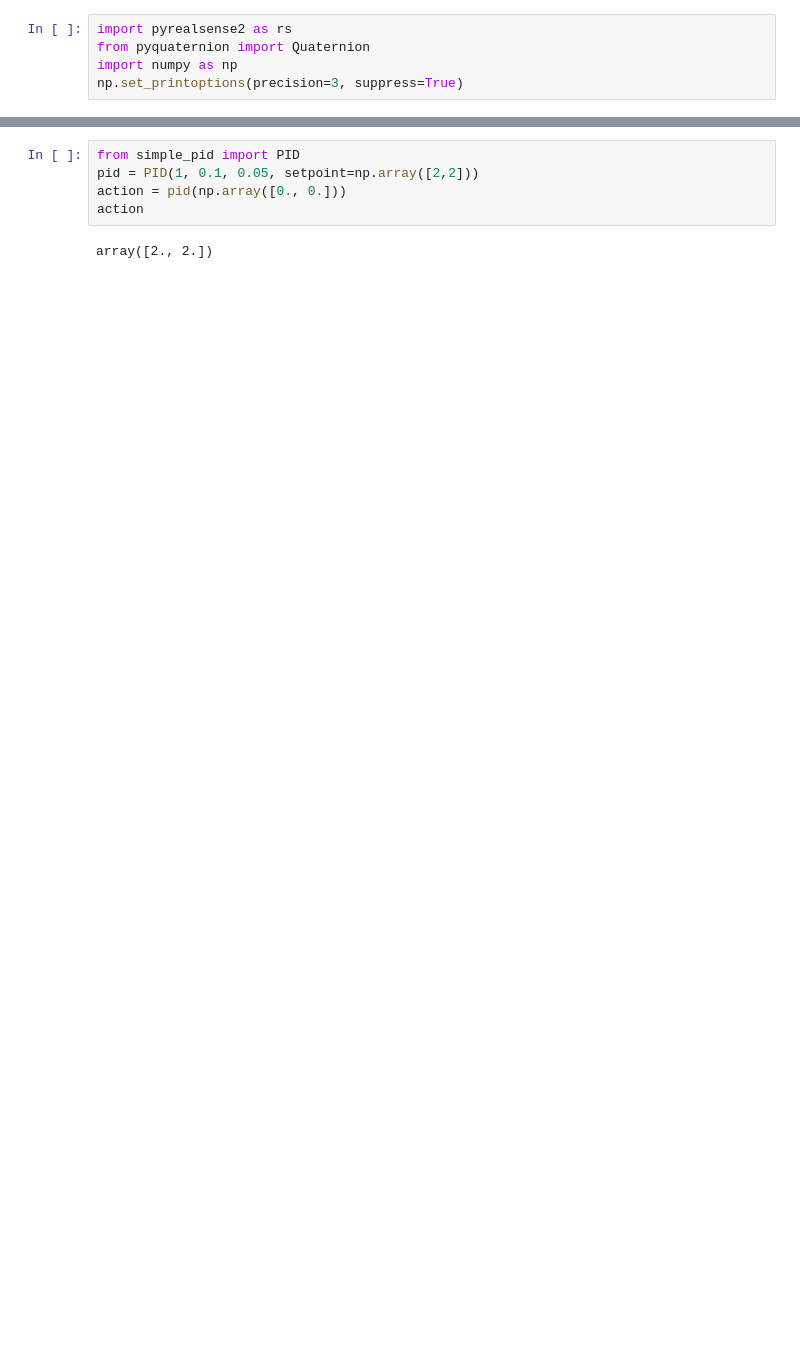
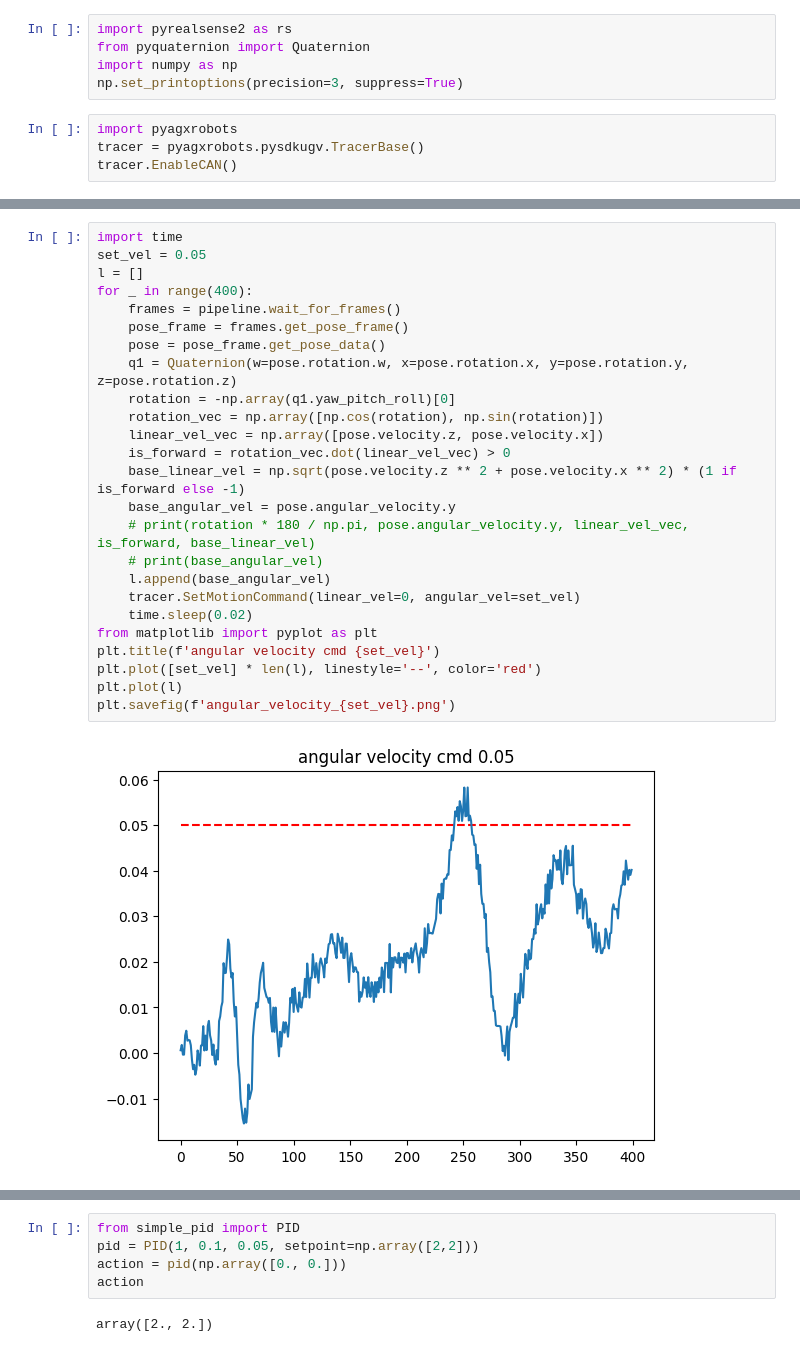
Before and after one commit to MarkFzp/mobile-aloha, a Jupyter notebook: aloha_scripts/test.ipynb, the cells around one changed output, grey strips where cells are left out. Saved outputs shown, nothing was run; the diff lists cells and outputs as text; blank space fills up the shorter version.

```diff
--- a/aloha_scripts/test.ipynb
+++ b/aloha_scripts/test.ipynb
@@ -3,3 +3,7 @@ import pyrealsense2 as rs
 from pyquaternion import Quaternion
 import numpy as np
 np.set_printoptions(precision=3, suppress=True)
+# %%
+import pyagxrobots
+tracer = pyagxrobots.pysdkugv.TracerBase()
+tracer.EnableCAN()
@@ -5,0 +20,27 @@ np.set_printoptions(precision=3, suppress=True)
+# %%
+import time
+set_vel = 0.05
+l = []
+for _ in range(400):
+    frames = pipeline.wait_for_frames()
+    pose_frame = frames.get_pose_frame()
+    pose = pose_frame.get_pose_data()
+    q1 = Quaternion(w=pose.rotation.w, x=pose.rotation.x, y=pose.rotation.y, z=pose.rotation.z)
+    rotation = -np.array(q1.yaw_pitch_roll)[0]
+    rotation_vec = np.array([np.cos(rotation), np.sin(rotation)])
+    linear_vel_vec = np.array([pose.velocity.z, pose.velocity.x])
+    is_forward = rotation_vec.dot(linear_vel_vec) > 0
+    base_linear_vel = np.sqrt(pose.velocity.z ** 2 + pose.velocity.x ** 2) * (1 if is_forward else -1)
+    base_angular_vel = pose.angular_velocity.y
+    # print(rotation * 180 / np.pi, pose.angular_velocity.y, linear_vel_vec, is_forward, base_linear_vel)
+    # print(base_angular_vel)
+    l.append(base_angular_vel)
+    tracer.SetMotionCommand(linear_vel=0, angular_vel=set_vel)
+    time.sleep(0.02)
+from matplotlib import pyplot as plt
+plt.title(f'angular velocity cmd {set_vel}')
+plt.plot([set_vel] * len(l), linestyle='--', color='red')
+plt.plot(l)
+plt.savefig(f'angular_velocity_{set_vel}.png')
+# %% [output]
+[figure, added]
```
Also changed, not shown: parts of 7 cells of this notebook, 3 other files.
